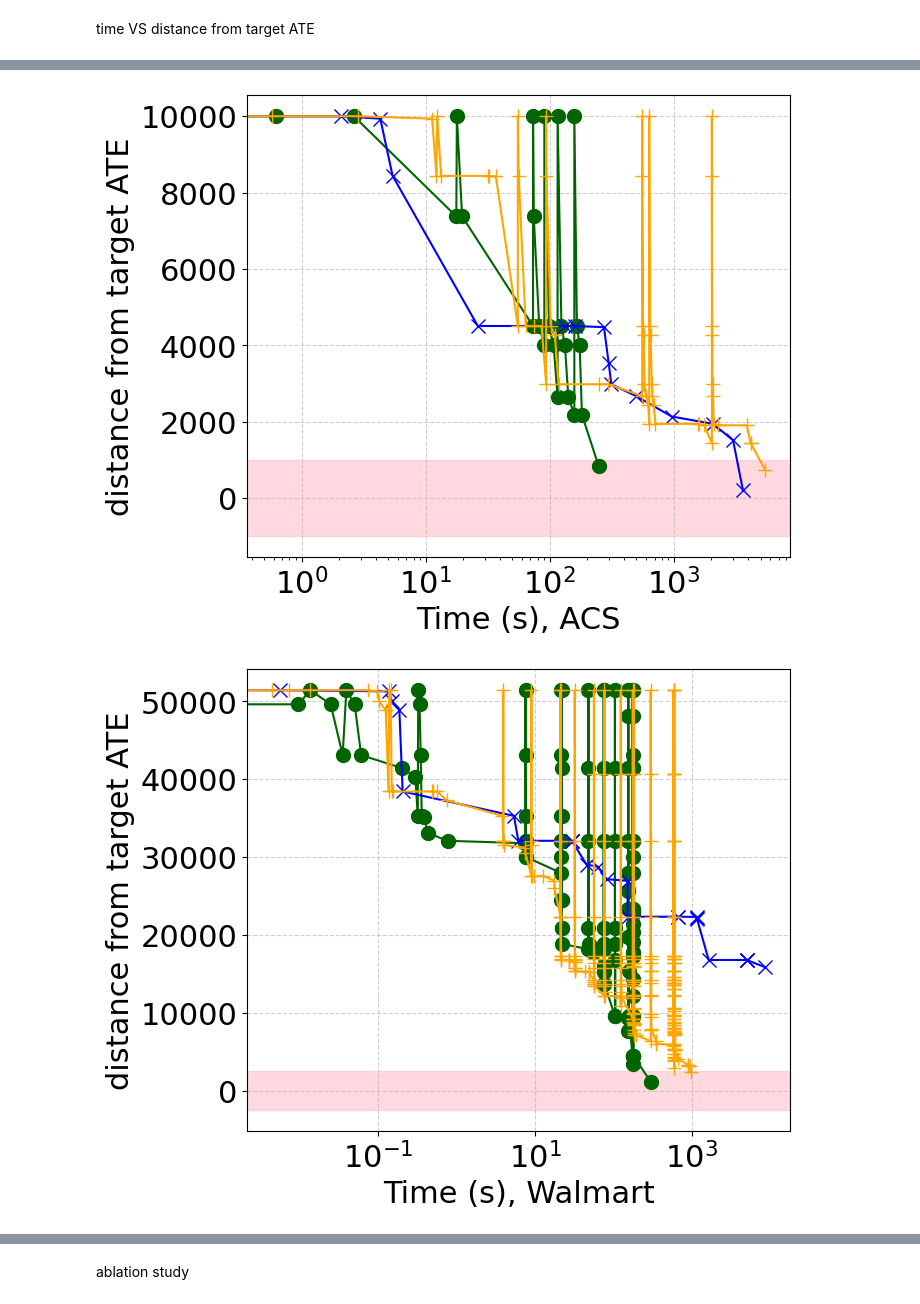
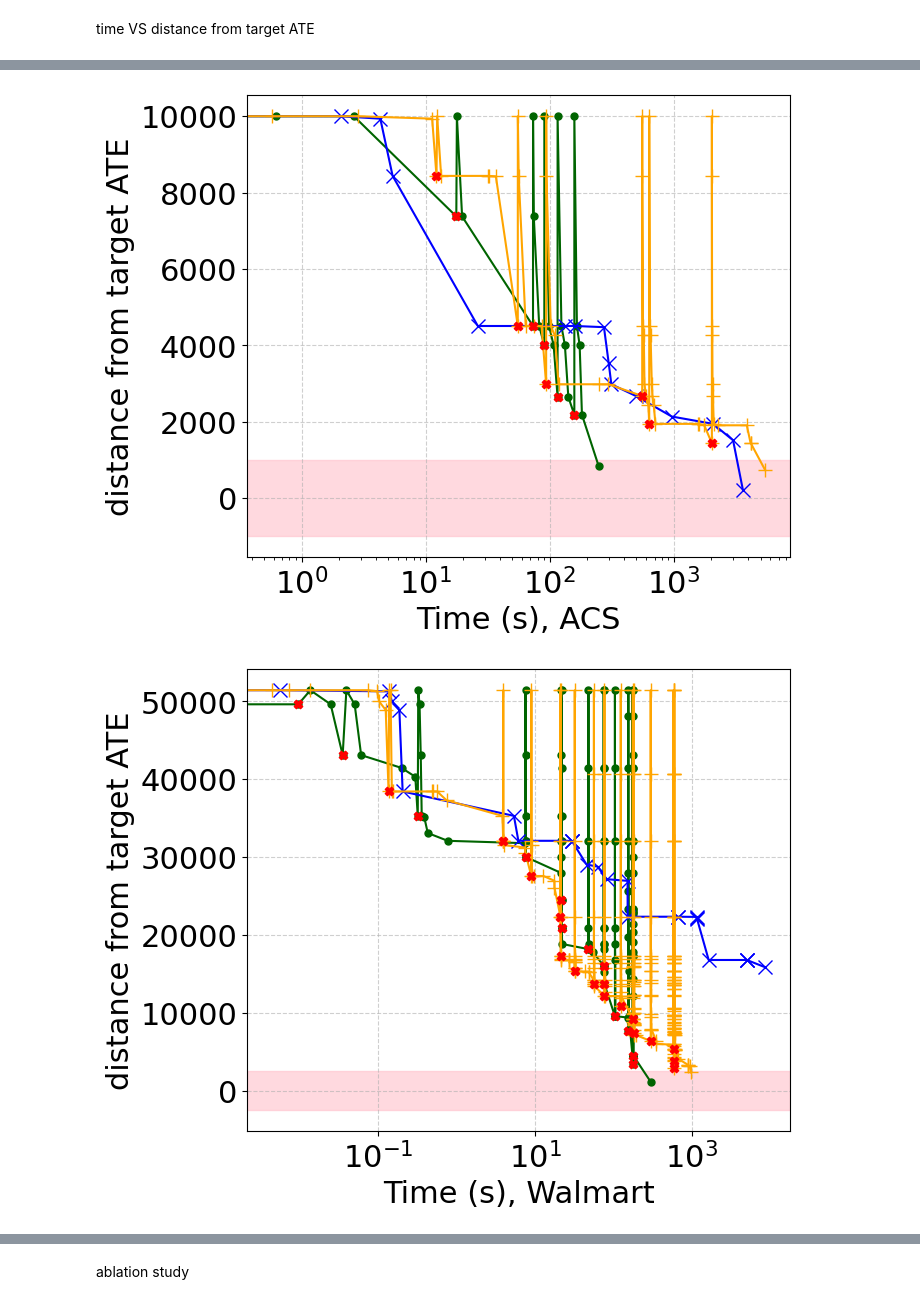
Before and after one commit to danielbarcohen-bot/ATE-shifting, a Jupyter notebook: graphs.ipynb, the cells around one changed output, grey strips where cells are left out. Drawn from its saved outputs; the diff is of its cells as text; code cells hidden in the pictures.

```diff
--- a/graphs.ipynb
+++ b/graphs.ipynb
@@ -18,7 +19,7 @@ probe_color = 'darkgreen'
 timeout_color = 'red'
 ate_range_color = 'pink'
 prune_marker = 'x'
-probe_marker = 'o'
+probe_marker = '.'
 marker = 'X'
 probe_probs_no_restart_color = 'blue'
 probe_probs_no_restart_marker = 'x'
@@ -585,6 +586,17 @@ y_ATE_walmart_probe_probs_no_restart, x_time_walmart_probe_probs_no_restart = zi
 y_ATE_walmart_probe_probs_with_restart, x_time_walmart_probe_probs_with_restart = zip(
     *walmart_ate_dis_time_probe_probs_with_restart_list
 )
+
+def get_restart_ids(ys):
+    start = ys[0]
+    tgt = ys[-1]
+    res = []
+    for i in range(len(ys)-1):
+        if abs(ys[i+1]-ys[0] < 0.1) and ys[i+1]-ys[i] > 1:
+            res.append(i)
+    return res
+
+restart_marker = 'X'
 # -------------------------
 # Plotting
 # -------------------------
@@ -607,7 +619,7 @@ line1, = ax1.plot(
     color=probe_color,
     marker=probe_marker,
     ms=MARKER_SIZE,
-    label='Probe'
+    label=probe
 )
 
 line2, = ax1.plot(
@@ -616,7 +628,7 @@ line2, = ax1.plot(
     color=probe_probs_no_restart_color,
     marker=probe_probs_no_restart_marker,
     ms=MARKER_SIZE,
-    label='Probe + Probs (No Restart)'
+    label=taps
 )
 
 line3, = ax1.plot(
@@ -625,7 +637,7 @@ line3, = ax1.plot(
     color=probe_probs_with_restart_color,
     marker=probe_probs_with_restart_marker,
     ms=MARKER_SIZE,
-    label='Probe + Probs (With Restart)'
+    label=uniform
 )
 
 ax1.grid(True, linestyle='--', alpha=0.6)
@@ -640,7 +652,16 @@ line4, = ax2.plot(
     color=probe_color,
     marker=probe_marker,
     ms=MARKER_SIZE,
-    label='Probe'
+    label=probe
+)
+
+restart_idxs = get_restart_ids(y_ATE_acs_probe)
+ax2.scatter(
+    [x_time_acs_probe[i] for i in restart_idxs],
+    [y_ATE_acs_probe[i] for i in restart_idxs],
+    color='red',
+    marker=restart_marker,
+    zorder=100
 )
 
 line5, = ax2.plot(
@@ -649,7 +670,7 @@ line5, = ax2.plot(
     color=probe_probs_no_restart_color,
     marker=probe_probs_no_restart_marker,
     ms=MARKER_SIZE,
-    label='Probe + Probs (No Restart)'
+    label=taps
 )
 
 line6, = ax2.plot(
@@ -659,6 +680,17 @@ line6, = ax2.plot(
     marker=probe_probs_with_restart_marker,
     ms=MARKER_SIZE,
     label='Probe + Probs (With Restart)'
+)
+
+restart_idxs = get_restart_ids(y_ATE_acs_probe_probs_with_restart)
+print(restart_idxs)
+print(y_ATE_acs_probe_probs_with_restart[:20])
+ax2.scatter(
+    [x_time_acs_probe_probs_with_restart[i] for i in restart_idxs],
+    [y_ATE_acs_probe_probs_with_restart[i] for i in restart_idxs],
+    color='red',
+    marker=restart_marker,
+    zorder=100
 )
 
 ax2.grid(True, linestyle='--', alpha=0.6)
@@ -674,6 +706,15 @@ line7, = ax3.plot(
     marker=probe_marker,
     ms=MARKER_SIZE,
     label='Probe'
+)
+
+restart_idxs = get_restart_ids(y_ATE_walmart_probe)
+ax3.scatter(
+    [x_time_walmart_probe[i] for i in restart_idxs],
+    [y_ATE_walmart_probe[i] for i in restart_idxs],
+    color='red',
+    marker=restart_marker,
+    zorder=100
 )
 
 line8, = ax3.plot(
@@ -692,6 +733,15 @@ line9, = ax3.plot(
     marker=probe_probs_with_restart_marker,
     ms=MARKER_SIZE,
     label='Probe + Probs (With Restart)'
+)
+
+restart_idxs = get_restart_ids(y_ATE_walmart_probe_probs_with_restart)
+ax3.scatter(
+    [x_time_walmart_probe_probs_with_restart[i] for i in restart_idxs],
+    [y_ATE_walmart_probe_probs_with_restart[i] for i in restart_idxs],
+    color='red',
+    marker=restart_marker,
+    zorder=100
 )
 
 ax3.grid(True, linestyle='--', alpha=0.6)
@@ -762,5 +814,5 @@ fig3.savefig(
-[figure, old version]
+[figure, new version]
-[figure, old version]
+[figure, new version]
 # %%
 
 
```
Also changed, not shown: parts of 5 cells of this notebook.
